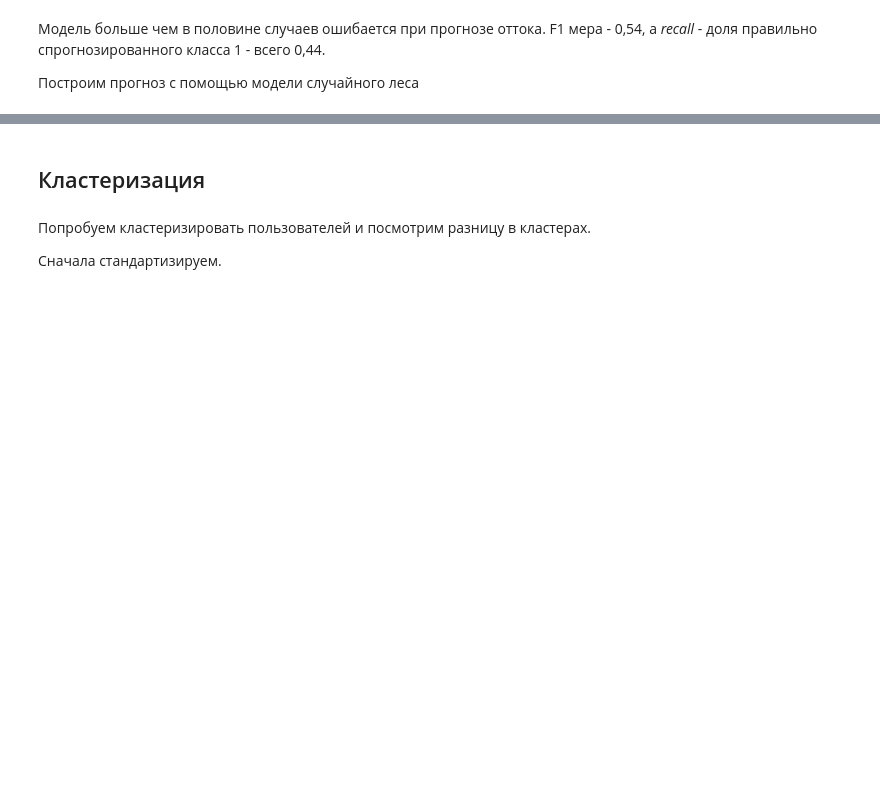
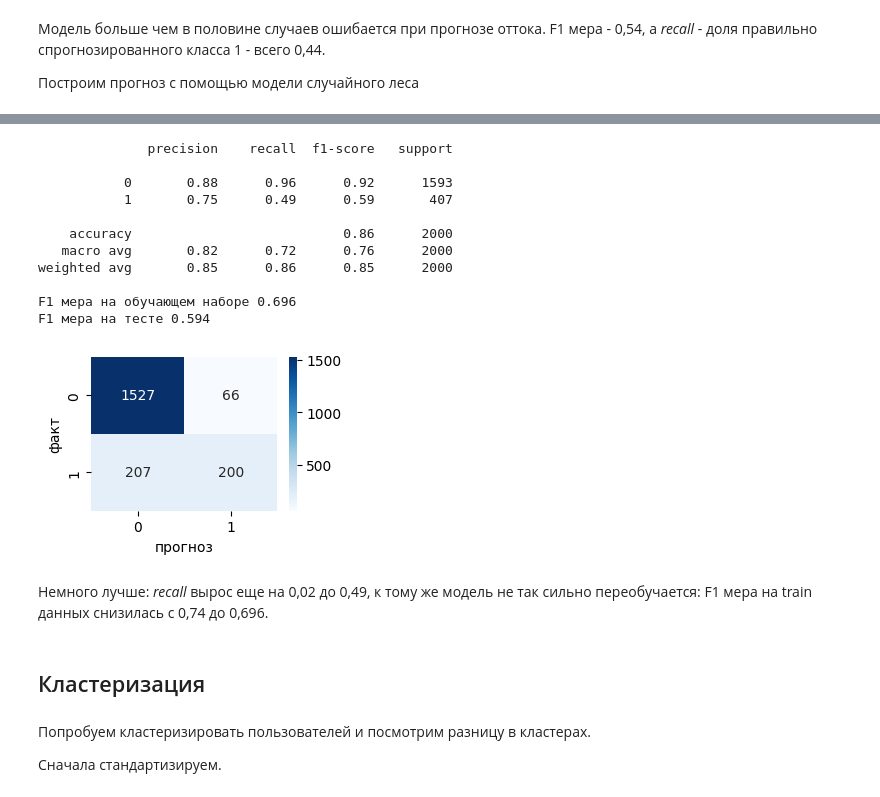
Before and after one commit to KrasBoris/ML_projects, a Jupyter notebook: bank_churn.ipynb, the cells around one changed output, grey strips where cells are left out. Cells and saved outputs as stored; diff of their text form; code cells hidden in the pictures; blank space fills up the shorter version.

```diff
--- a/bank_churn.ipynb
+++ b/bank_churn.ipynb
@@ -391,3 +333,36 @@ roc_auc 0.725
+# %%
+selected_features = ['products_number','age',
+                     'active_member','balance',
+                     'gender','country']
+train_top6_pool = Pool(X_train[selected_features], y_train)
+test_top6_pool = Pool(X_test[selected_features], y_test)
+# %%
+cbc_top_10 = CatBoostClassifier(random_state=42,
+                        iterations=1000,
+                        thread_count=-1,
+                        loss_function='Logloss',
+                        verbose=False,
+                        eval_metric='F1',
+                        early_stopping_rounds=200)
+cbc_top_10.fit(train_top6_pool)
+cbc_top_10_test_pred = cbc_top_10.predict(test_top6_pool)
+cbc_top_10_train_pred = cbc_top_10.predict(train_top6_pool)
+print_metrics(cbc_top_10_test_pred, cbc_top_10_train_pred)
+# %% [output]
+              precision    recall  f1-score   support
+
+           0       0.88      0.96      0.92      1593
+           1       0.75      0.49      0.59       407
+
+    accuracy                           0.86      2000
+   macro avg       0.82      0.72      0.76      2000
+weighted avg       0.85      0.86      0.85      2000
+
+F1 мера на обучающем наборе 0.696
+F1 мера на тесте 0.594
+[figure, added]
+# %% [markdown]
+Немного лучше: *recall* вырос еще на 0,02 до 0,49, к тому же модель не так сильно переобучается: F1 мера на train данных снизилась с 0,74 до 0,696.
 # %% [markdown]
 ## Кластеризация
 # %% [markdown]
```
Also changed, not shown: parts of 18 cells of this notebook.
